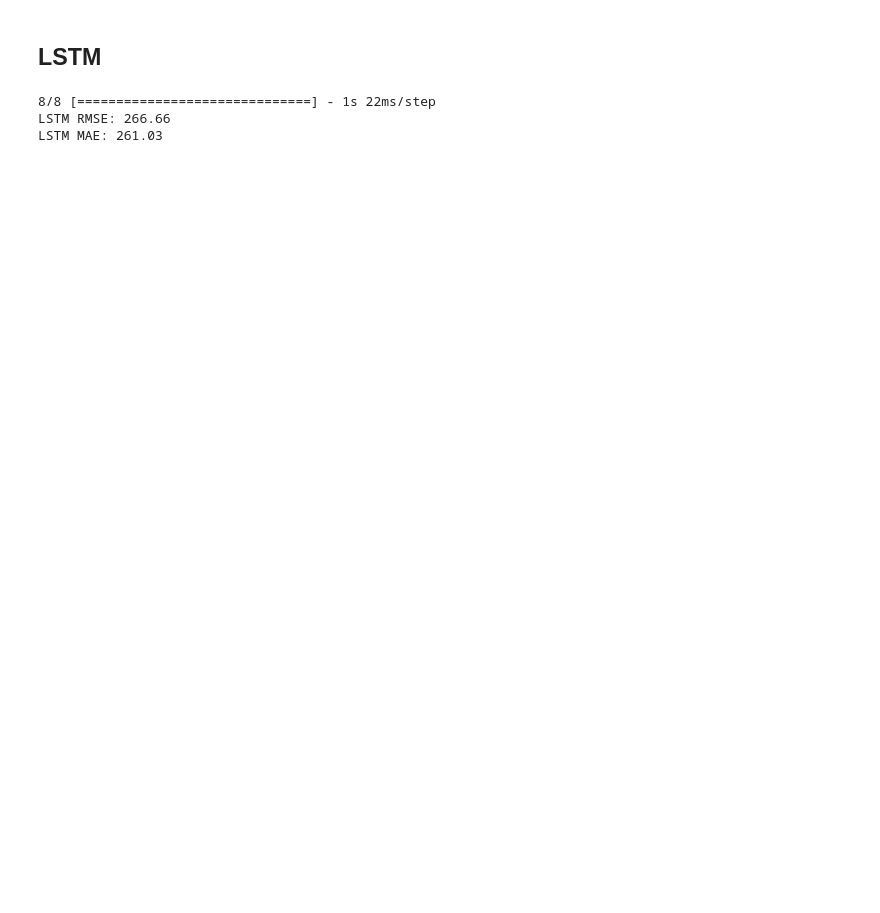
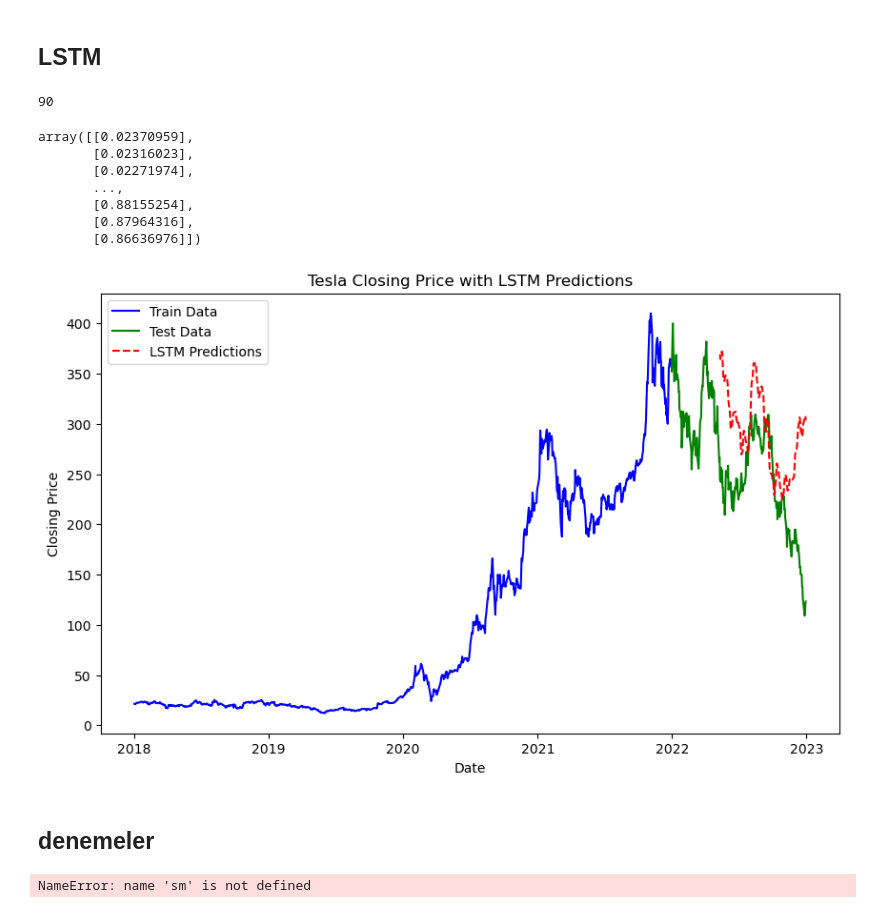
Before and after one commit to Aerospacerr/Thesis, a Jupyter notebook: time-series-arima-lstm.ipynb, the cells around one changed output. Cells and saved outputs as stored; diff of their text form; code cells hidden in the pictures; blank space fills up the shorter version.

```diff
--- a/time-series-arima-lstm.ipynb
+++ b/time-series-arima-lstm.ipynb
@@ -78,6 +155,12 @@ ARIMA MAE: 136.18
 # %% [markdown]
 ## LSTM
+# %%
+train_size - sequence_length
+# %% [output]
+90
 # %%
+from keras.layers import Dropout
+
 # Data preprocessing for LSTM
 def create_sequences(data, sequence_length):
     x, y = [], []
@@ -86,7 +169,7 @@ def create_sequences(data, sequence_length):
         y.append(data[i + sequence_length])
     return np.array(x), np.array(y)
 
-sequence_length = 60
+sequence_length = 90
 scaler = MinMaxScaler()
 scaled_data = scaler.fit_transform(data['Close'].values.reshape(-1, 1))
 
@@ -99,15 +182,19 @@ x_test, y_test = create_sequences(test_data_lstm, sequence_length)
 x_train = x_train.reshape(x_train.shape[0], x_train.shape[1], 1)
 x_test = x_test.reshape(x_test.shape[0], x_test.shape[1], 1)
 
-# LSTM model
+# LSTM model with more layers and dropout
 lstm_model = Sequential()
 lstm_model.add(LSTM(50, return_sequences=True, input_shape=(x_train.shape[1], 1)))
+lstm_model.add(Dropout(0.2))
+lstm_model.add(LSTM(50, return_sequences=True))
+lstm_model.add(Dropout(0.2))
 lstm_model.add(LSTM(50, return_sequences=False))
+lstm_model.add(Dropout(0.2))
 lstm_model.add(Dense(25))
 lstm_model.add(Dense(1))
 
 lstm_model.compile(optimizer='adam', loss='mean_squared_error')
-lstm_model.fit(x_train, y_train, batch_size=32, epochs=50, verbose=0)
+lstm_model.fit(x_train, y_train, batch_size=64, epochs=100, verbose=0)
 
 # Make predictions using LSTM
 lstm_preds = lstm_model.predict(x_test)
@@ -119,6 +206,33 @@ lstm_mae = mean_absolute_error(y_test, lstm_preds)
 print(f"LSTM RMSE: {lstm_rmse:.2f}")
 print(f"LSTM MAE: {lstm_mae:.2f}")
 # %% [output]
-8/8 [==============================] - 1s 22ms/step
-LSTM RMSE: 266.66
-LSTM MAE: 261.03
+array([[0.02370959],
+       [0.02316023],
+       [0.02271974],
+       ...,
+       [0.88155254],
+       [0.87964316],
+       [0.86636976]])
+# %%
+# Plot the train data, test data, and ARIMA predictions
+plt.figure(figsize=(10, 6))
+plt.plot(data.index[:train_size], train_data['Close'], label='Train Data', color='blue')
+plt.plot(data.index[train_size:], test_data['Close'], label='Test Data', color='green')
+plt.plot(data.index[train_size + sequence_length:], lstm_preds.flatten()[:len(test_data) - sequence_length], label='LSTM Predictions', color='red', linestyle='--')
+plt.xlabel('Date')
+plt.ylabel('Closing Price')
+plt.title('Tesla Closing Price with LSTM Predictions')
+plt.legend()
+plt.show()
+# %% [output]
+[figure, added]
+# %% [markdown]
+## denemeler
+# %%
+# Plug the optimal parameter values into a new SARIMAX model
+ARIMA_MODEL = sm.tsa.statespace.SARIMAX(Stock,order=(1, 0, 0),seasonal_order=(0,0,0,12),enforce_stationarity=False,enforce_invertibility=False)
+# Fit the model and print results
+output = ARIMA_MODEL.fit()
+print(output.summary().tables[1])
+# %% [output]
+NameError: name 'sm' is not defined
```
Also changed, not shown: parts of 8 cells of this notebook.
